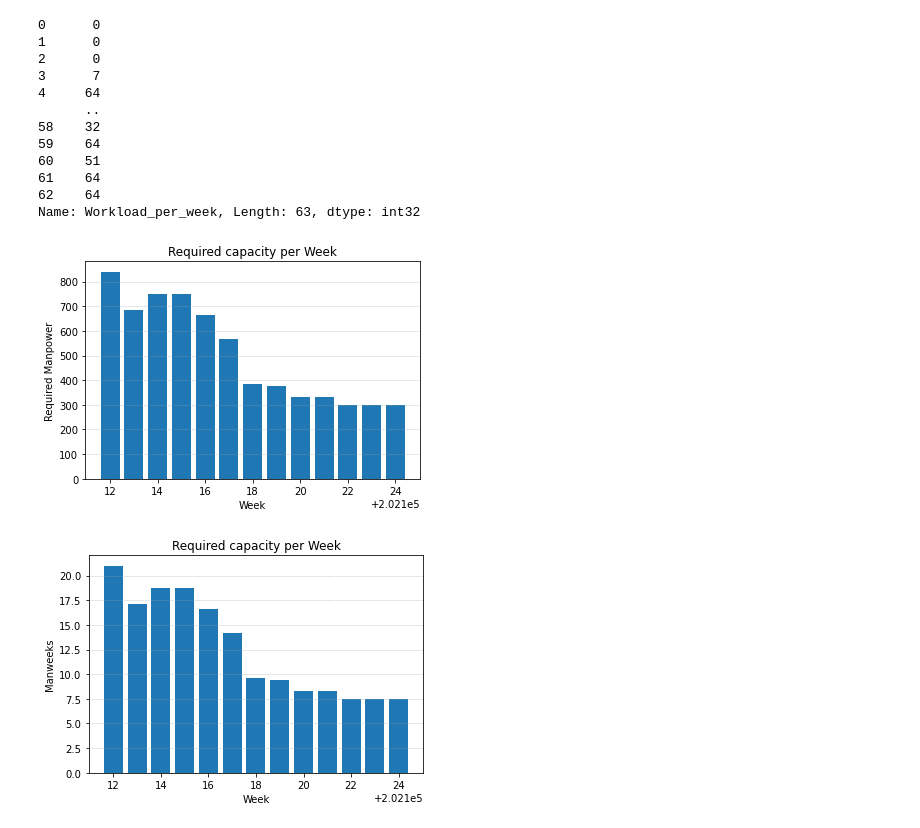
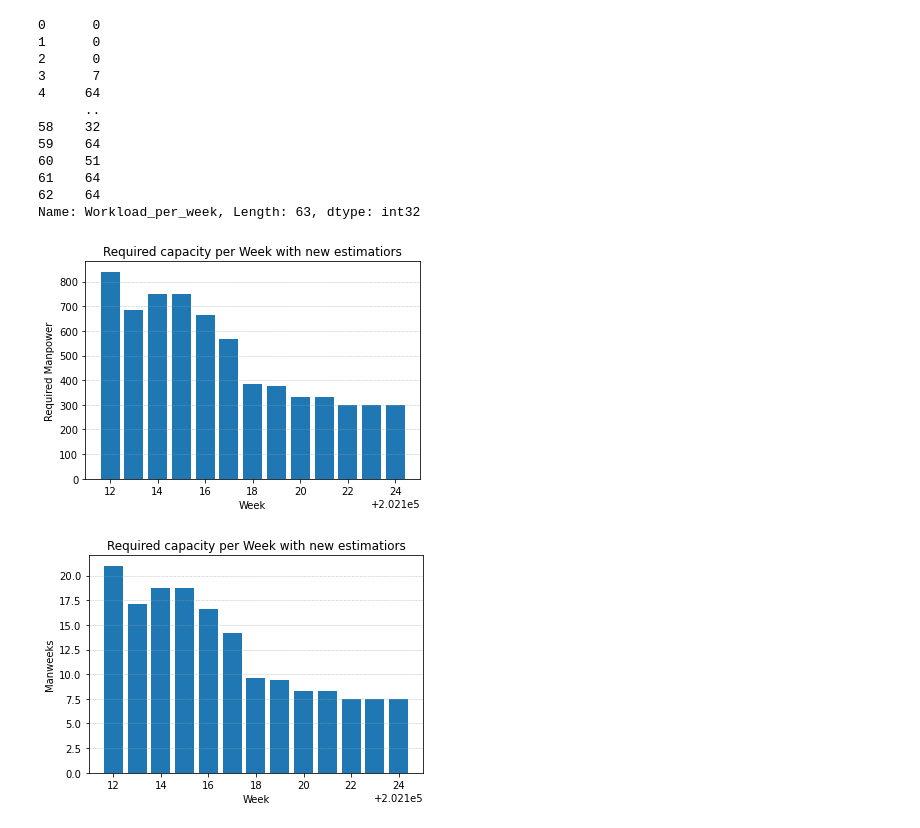
Before and after one commit to wszczawinski/DS_final_project, a Jupyter notebook: Obciazenie_per_week_New.ipynb, the cells around one changed output. Saved outputs shown, nothing was run; the diff lists cells and outputs as text; code cells hidden in the pictures.

```diff
--- a/Obciazenie_per_week_New.ipynb
+++ b/Obciazenie_per_week_New.ipynb
@@ -203,14 +203,14 @@ obciazenie_result_df = pd.DataFrame({'Required Manpower': obciazenie_result.sum(
 # %%
 #Wykres plotly
 obciazenie_result_df['Week'] = obciazenie_result_df.index
 plt.bar(obciazenie_result_df['Week'], obciazenie_result_df['Required Manpower'])
 plt.xlabel('Week')
 plt.ylabel('Required Manpower')
-plt.title('Required capacity per Week')
+plt.title('Required capacity per Week with new estimatiors')
 plt.grid(color='#95a5a6', linestyle='--', linewidth=0.5, axis='y', alpha=0.7)
 plt.xscale('linear')
 # %% [output]
-[figure, old version]
+[figure, new version]
 # %%
 #W celu ułatwienia analiz obciążenia wielu pracodawców stosuje w obliczeniach jednostkę Manweek = 40 rbg / tydzień
 obciazenie_result_df['Manweeks'] = obciazenie_result_df['Required Manpower']/40
@@ -218,8 +218,8 @@ obciazenie_result_df['Week'] = obciazenie_result_df.index
 plt.bar(obciazenie_result_df['Week'], obciazenie_result_df['Manweeks'])
 plt.xlabel('Week')
 plt.ylabel('Manweeks')
-plt.title('Required capacity per Week')
+plt.title('Required capacity per Week with new estimatiors')
 plt.grid(color='#95a5a6', linestyle='--', linewidth=0.5, axis='y', alpha=0.7)
 plt.xscale('linear')
 # %% [output]
-[figure, old version]
+[figure, new version]
```
Also changed, not shown: parts of 2 cells of this notebook, 2 other files.
